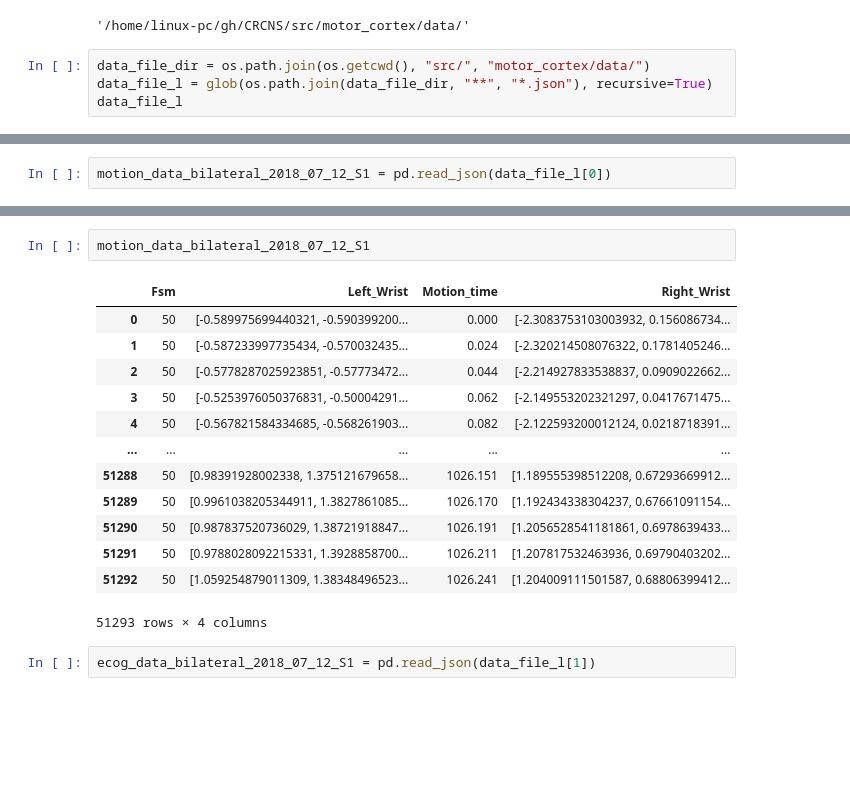
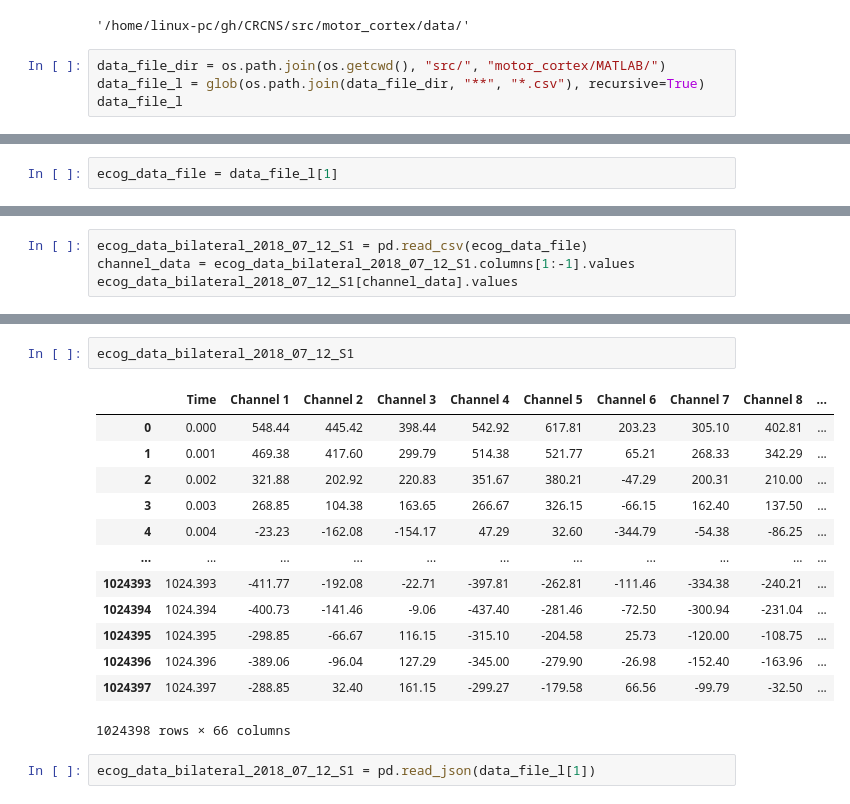
Before and after one commit to efwoods/CRCNS, a Jupyter notebook: data_analysis.ipynb, the cells around one changed output, grey strips where cells are left out. Cells and saved outputs as stored; diff of their text form; blank space fills up the shorter version.

Commit message:
adding matlab scripts

```diff
--- a/data_analysis.ipynb
+++ b/data_analysis.ipynb
@@ -10,7 +11,7 @@ os.path.join(os.getcwd(), "src/", "motor_cortex/data/")
 # %% [output]
 '/home/linux-pc/gh/CRCNS/src/motor_cortex/data/'
 # %%
-data_file_dir = os.path.join(os.getcwd(), "src/", "motor_cortex/data/")
-data_file_l = glob(os.path.join(data_file_dir, "**", "*.json"), recursive=True)
+data_file_dir = os.path.join(os.getcwd(), "src/", "motor_cortex/MATLAB/")
+data_file_l = glob(os.path.join(data_file_dir, "**", "*.csv"), recursive=True)
 data_file_l
 # %% [output]
@@ -25,0 +27,2 @@ active_data = data_file_l[0]
+# %%
+ecog_data_file = data_file_l[1]
@@ -26,2 +54,4 @@ active_data = data_file_l[0]
 # %%
-motion_data_bilateral_2018_07_12_S1 = pd.read_json(data_file_l[0])
+ecog_data_bilateral_2018_07_12_S1 = pd.read_csv(ecog_data_file)
+channel_data = ecog_data_bilateral_2018_07_12_S1.columns[1:-1].values
+ecog_data_bilateral_2018_07_12_S1[channel_data].values
@@ -28,19 +123,19 @@ motion_data_bilateral_2018_07_12_S1 = pd.read_json(data_file_l[0])
 # %%
-motion_data_bilateral_2018_07_12_S1
+ecog_data_bilateral_2018_07_12_S1
 # %% [output]
-|  | Fsm | Left_Wrist | Motion_time | Right_Wrist |
-| 0 | 50 | [-0.589975699440321, -0.590399200... | 0.000 | [-2.3083753103003932, 0.156086734... |
-| 1 | 50 | [-0.587233997735434, -0.570032435... | 0.024 | [-2.320214508076322, 0.1781405246... |
-| 2 | 50 | [-0.5778287025923851, -0.57773472... | 0.044 | [-2.214927833538837, 0.0909022662... |
-| 3 | 50 | [-0.5253976050376831, -0.50004291... | 0.062 | [-2.149553202321297, 0.0417671475... |
-| 4 | 50 | [-0.567821584334685, -0.568261903... | 0.082 | [-2.122593200012124, 0.0218718391... |
-| ... | ... | ... | ... | ... |
-| 51288 | 50 | [0.98391928002338, 1.375121679658... | 1026.151 | [1.189555398512208, 0.67293669912... |
-| 51289 | 50 | [0.9961038205344911, 1.3827861085... | 1026.170 | [1.192434338304237, 0.67661091154... |
-| 51290 | 50 | [0.987837520736029, 1.38721918847... | 1026.191 | [1.2056528541181861, 0.6978639433... |
-| 51291 | 50 | [0.9788028092215331, 1.3928858700... | 1026.211 | [1.207817532463936, 0.69790403202... |
-| 51292 | 50 | [1.059254879011309, 1.38348496523... | 1026.241 | [1.204009111501587, 0.68806399412... |
+|  | Time | Channel 1 | Channel 2 | Channel 3 | Channel 4 | Channel 5 | Channel 6 | Channel 7 | Channel 8 | ... |
+| 0 | 0.000 | 548.44 | 445.42 | 398.44 | 542.92 | 617.81 | 203.23 | 305.10 | 402.81 | ... |
+| 1 | 0.001 | 469.38 | 417.60 | 299.79 | 514.38 | 521.77 | 65.21 | 268.33 | 342.29 | ... |
+| 2 | 0.002 | 321.88 | 202.92 | 220.83 | 351.67 | 380.21 | -47.29 | 200.31 | 210.00 | ... |
+| 3 | 0.003 | 268.85 | 104.38 | 163.65 | 266.67 | 326.15 | -66.15 | 162.40 | 137.50 | ... |
+| 4 | 0.004 | -23.23 | -162.08 | -154.17 | 47.29 | 32.60 | -344.79 | -54.38 | -86.25 | ... |
+| ... | ... | ... | ... | ... | ... | ... | ... | ... | ... | ... |
+| 1024393 | 1024.393 | -411.77 | -192.08 | -22.71 | -397.81 | -262.81 | -111.46 | -334.38 | -240.21 | ... |
+| 1024394 | 1024.394 | -400.73 | -141.46 | -9.06 | -437.40 | -281.46 | -72.50 | -300.94 | -231.04 | ... |
+| 1024395 | 1024.395 | -298.85 | -66.67 | 116.15 | -315.10 | -204.58 | 25.73 | -120.00 | -108.75 | ... |
+| 1024396 | 1024.396 | -389.06 | -96.04 | 127.29 | -345.00 | -279.90 | -26.98 | -152.40 | -163.96 | ... |
+| 1024397 | 1024.397 | -288.85 | 32.40 | 161.15 | -299.27 | -179.58 | 66.56 | -99.79 | -32.50 | ... |
-51293 rows × 4 columns
+1024398 rows × 66 columns
 # %%
 ecog_data_bilateral_2018_07_12_S1 = pd.read_json(data_file_l[1])
 # %%
```
Also changed, not shown: parts of 13 cells of this notebook, 6 other files.
